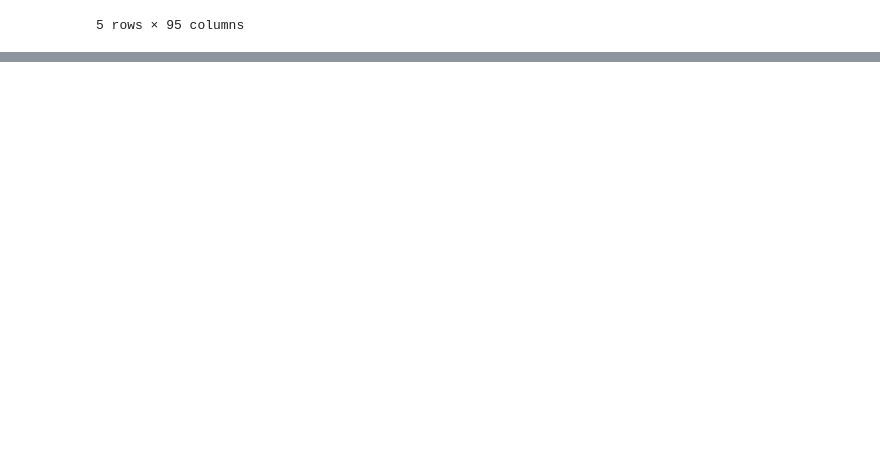
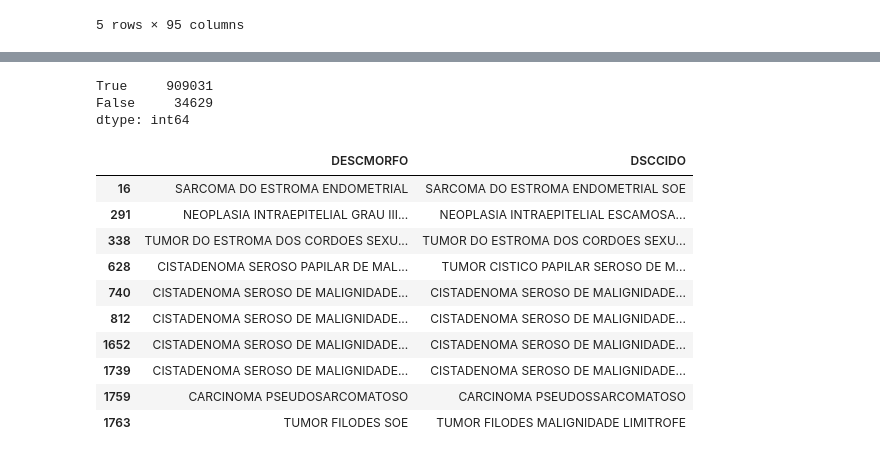
Before and after one commit to Lucas-Buk/IMT, a Jupyter notebook: Cancer.ipynb, the cells around one changed output, grey strips where cells are left out. Cells and saved outputs as stored; diff of their text form; code cells hidden in the pictures; blank space fills up the shorter version.

```diff
--- a/Cancer.ipynb
+++ b/Cancer.ipynb
@@ -746,0 +1476,20 @@ df.head()
+# %%
+(df.DESCMORFO == df.DSCCIDO).value_counts()
+# %% [output]
+True     909031
+False     34629
+dtype: int64
+# %%
+df[(df.DESCMORFO == df.DSCCIDO) == False][['DESCMORFO','DSCCIDO']].head(10)
+# %% [output]
+|  | DESCMORFO | DSCCIDO |
+| 16 | SARCOMA DO ESTROMA ENDOMETRIAL | SARCOMA DO ESTROMA ENDOMETRIAL SOE |
+| 291 | NEOPLASIA INTRAEPITELIAL GRAU III... | NEOPLASIA INTRAEPITELIAL ESCAMOSA... |
+| 338 | TUMOR DO ESTROMA DOS CORDOES SEXU... | TUMOR DO ESTROMA DOS CORDOES SEXU... |
+| 628 | CISTADENOMA SEROSO PAPILAR DE MAL... | TUMOR CISTICO PAPILAR SEROSO DE M... |
+| 740 | CISTADENOMA SEROSO DE MALIGNIDADE... | CISTADENOMA SEROSO DE MALIGNIDADE... |
+| 812 | CISTADENOMA SEROSO DE MALIGNIDADE... | CISTADENOMA SEROSO DE MALIGNIDADE... |
+| 1652 | CISTADENOMA SEROSO DE MALIGNIDADE... | CISTADENOMA SEROSO DE MALIGNIDADE... |
+| 1739 | CISTADENOMA SEROSO DE MALIGNIDADE... | CISTADENOMA SEROSO DE MALIGNIDADE... |
+| 1759 | CARCINOMA PSEUDOSARCOMATOSO | CARCINOMA PSEUDOSSARCOMATOSO |
+| 1763 | TUMOR FILODES SOE | TUMOR FILODES MALIGNIDADE LIMITROFE |
```
Also changed, not shown: parts of 89 cells of this notebook.
